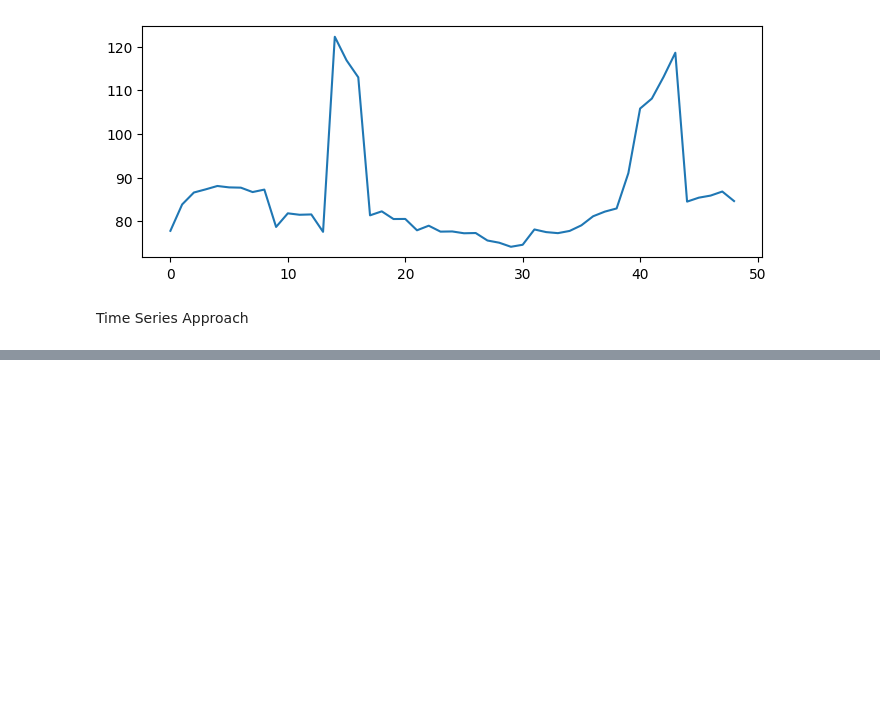
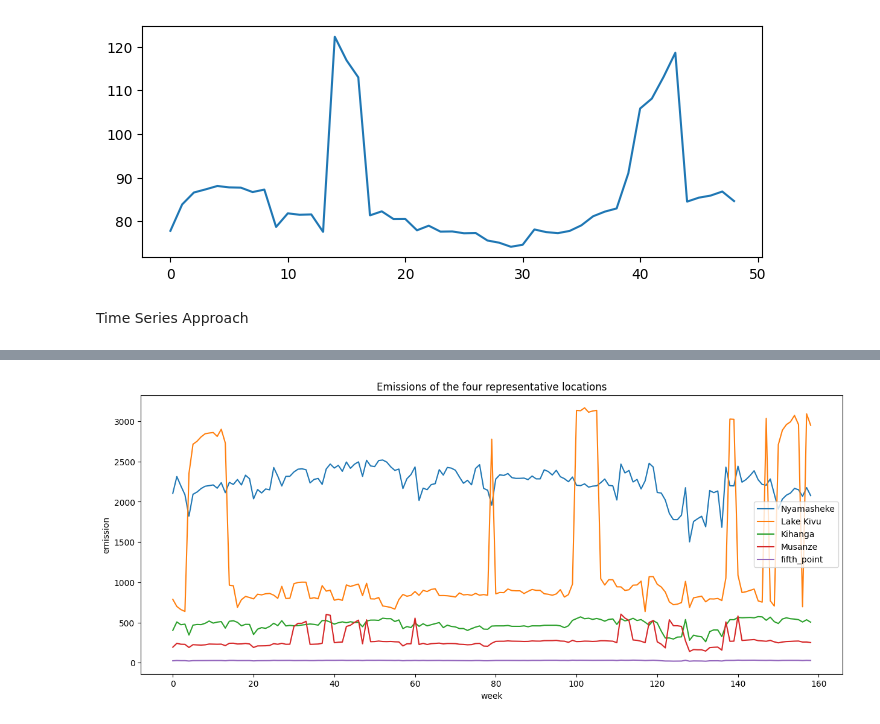
Before and after one commit to riyosha/KaggleNotebooks, a Jupyter notebook: co2_prediction.ipynb, the cells around one changed output, grey strips where cells are left out. Drawn from its saved outputs; the diff is of its cells as text; code cells hidden in the pictures; blank space fills up the shorter version.

```diff
--- a/co2_prediction.ipynb
+++ b/co2_prediction.ipynb
@@ -525,0 +567,11 @@ plt.show()
+# %%
+# plotting these locations shows that they represent the distinct features of the principal components we had noted above
+for name, coord in named_loc.items():
+    plt.plot(range(3*53), emission.loc[coord], label=name)
+plt.title('Emissions of the four representative locations')
+plt.xlabel('week')
+plt.ylabel('emission')
+plt.legend()
+plt.show()
+# %% [output]
+[figure, added]
```
Also changed, not shown: parts of 12 cells of this notebook.
